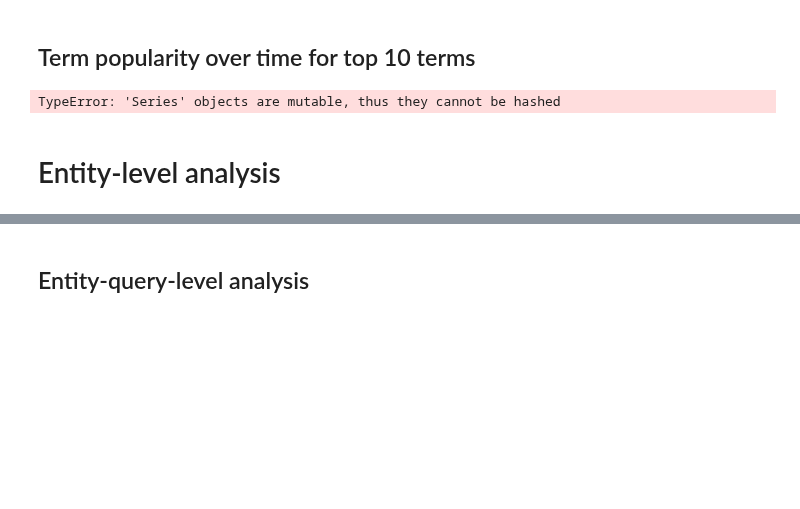
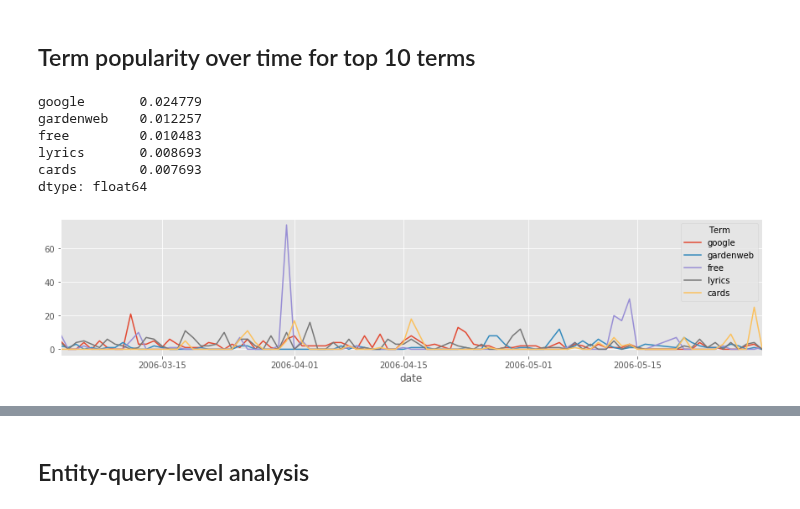
Before and after one commit to feup-infolab/army-ant, a Jupyter notebook: notebooks/query_log_analysis/query_log_analysis.ipynb, the cells around one changed output, grey strips where cells are left out. Drawn from its saved outputs; the diff is of its cells as text; code cells hidden in the pictures; blank space fills up the shorter version.

Commit message:
ECIR 2020 Short: Reorganized the notebook to work better with collapsible headings. Finished the term-level analysis.

```diff
--- a/notebooks/query_log_analysis/query_log_analysis.ipynb
+++ b/notebooks/query_log_analysis/query_log_analysis.ipynb
@@ -996,12 +1026,32 @@ vec = TfidfVectorizer()
 X = vec.fit_transform(qlog['query'])
 vocab = vec.get_feature_names()
 top_terms = pd.DataFrame(X.toarray(), columns=vocab) \
-    .mask(lambda d: d['term'] in stop_words.ENGLISH_STOP_WORDS) \
+    .drop(stop_words.ENGLISH_STOP_WORDS.intersection(vocab), axis=1) \
     .mean() \
     .sort_values(ascending=False)
 
-top_terms
+top_terms[:5]
 # %% [output]
-TypeError: 'Series' objects are mutable, thus they cannot be hashed
+google       0.024779
+gardenweb    0.012257
+free         0.010483
+lyrics       0.008693
+cards        0.007693
+dtype: float64
-# %% [markdown]
-# Entity-level analysis
+# %%
+term_cout_over_time = pd.DataFrame(expanded_terms[expanded_terms.isin(top_terms[:5].index)], columns=['term']) \
+    .reset_index() \
+    .groupby(['date', 'term']) \
+    .count() \
+    .rename({'level_1': 'count'}, axis=1) \
+    .unstack() \
+    .fillna(0)
+
+term_cout_over_time.columns = term_cout_over_time.columns.droplevel()
+
+term_cout_over_time.loc[:, top_terms[:5].index] \
+    .plot()
+plt.legend(title='Term')
+plt.show()
+# %% [output]
+[figure, added]
```
Also changed, not shown: parts of 33 cells of this notebook.
